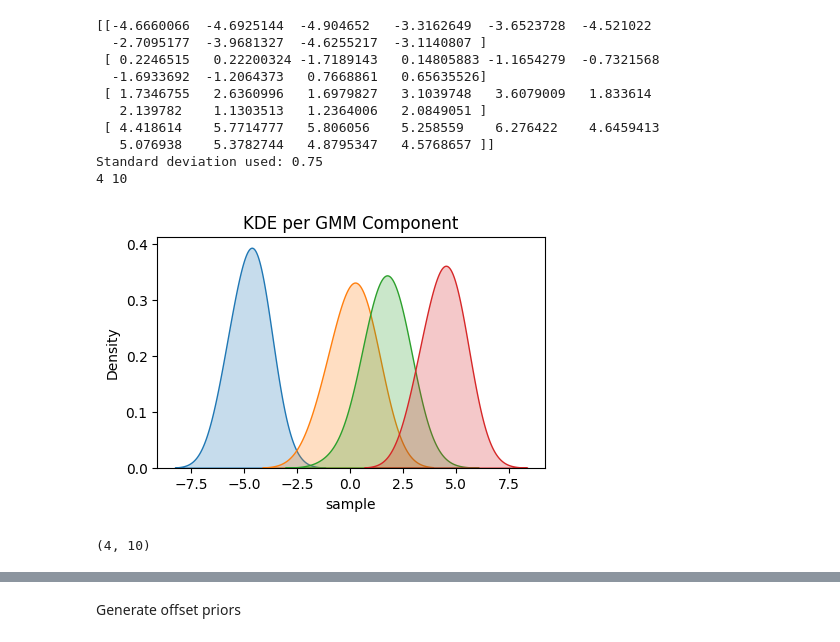
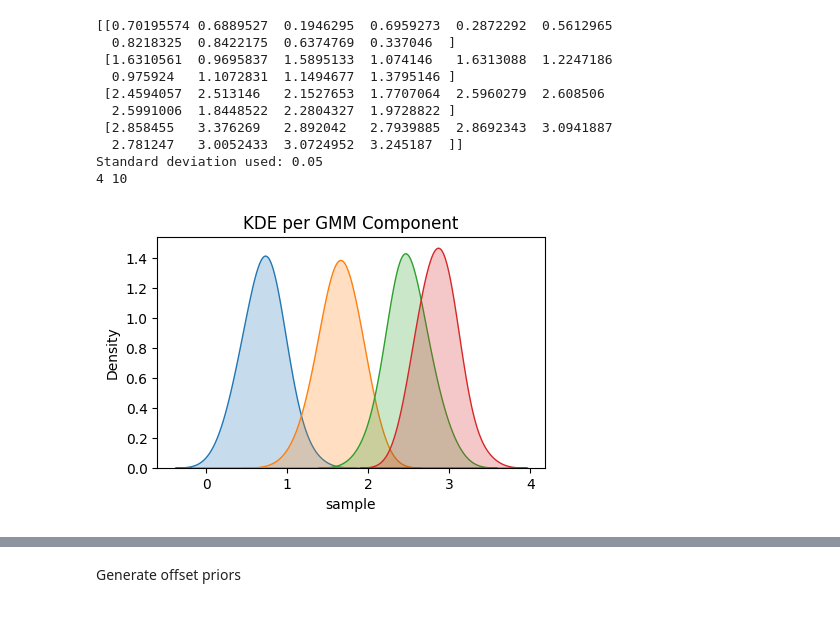
Before and after one commit to draeloslab/mm-vae, a Jupyter notebook: generate_gmm_priors.ipynb, the cells around one changed output, grey strips where cells are left out. Cells and saved outputs as stored; diff of their text form; code cells hidden in the pictures.

```diff
--- a/generate_gmm_priors.ipynb
+++ b/generate_gmm_priors.ipynb
@@ -16,14 +16,14 @@ from sklearn.random_projection import johnson_lindenstrauss_min_dim
 from latent_regularizer import*
 # %%
 # intialize parameters
-gmm_std = 0.75
+gmm_std = 0.05
 num_centers = 4
 random_seed = 42
-batch_size = 128
-num_samples = 100
-gaussian_range = 12
-output_data_folder = '/home/rachel/Desktop/mm-vae data/multiregion_adbxd_cr'
-# output_data_folder = '/home/rachel/Desktop/mm-vae data/caloric_restriction_DO_mice'
+batch_size = 512
+num_samples = 500
+gaussian_range = 3.5
+# output_data_folder = '/home/rachel/Desktop/mm-vae data/multiregion_adbxd_cr'
+output_data_folder = '/home/rachel/Desktop/mm-vae data/caloric_restriction_DO_mice'
 # %%
 # set random seed
 random.seed(random_seed)
@@ -53,7 +54,8 @@ def generate_gmm_centers(num_pairs, range_start, gaussian_range, num_centers):
     unique_pairs = []
     for _ in range(num_pairs):
         nums = []
-        inc = int(gaussian_range / num_centers)
+        #inc = int(gaussian_range / num_centers)
+        inc = gaussian_range / num_centers
         for center in range(num_centers):
             num = random.uniform(range_start + inc * center, range_start + inc * (center + 1))
             nums.append(num)
@@ -75,7 +77,7 @@ def generate_gmm_centers(num_pairs, range_start, gaussian_range, num_centers):
 #     return gmm_centers
 # %%
 def gaussian_sample(num_samples, gaussian_range, num_centers):
-    startpoint = random.randint(-25,0)
+    startpoint = random.randint(-3,0)
     gmm_centers = generate_gmm_centers(10, startpoint, gaussian_range, num_centers)
     print(gmm_centers.numpy())
     global gmm_std
@@ -91,20 +93,16 @@ def gaussian_sample(num_samples, gaussian_range, num_centers):
     plt.show()
     return gmm_centers.numpy(), df, gmm_std
 # %%
-gmm_center, temp_data, gmm_std = gaussian_sample(num_samples, gaussian_range, num_centers)
+gmm_center, temp_data, gmm_std = gaussian_sample(num_samples, 3.5, num_centers)
 # %% [output]
-[[-4.6660066  -4.6925144  -4.904652   -3.3162649  -3.6523728  -4.521022
-  -2.7095177  -3.9681327  -4.6255217  -3.1140807 ]
- [ 0.2246515   0.22200324 -1.7189143   0.14805883 -1.1654279  -0.7321568
-  -1.6933692  -1.2064373   0.7668861   0.65635526]
- [ 1.7346755   2.6360996   1.6979827   3.1039748   3.6079009   1.833614
-   2.139782    1.1303513   1.2364006   2.0849051 ]
- [ 4.418614    5.7714777   5.806056    5.258559    6.276422    4.6459413
-   5.076938    5.3782744   4.8795347   4.5768657 ]]
-Standard deviation used: 0.75
+[[0.70195574 0.6889527  0.1946295  0.6959273  0.2872292  0.5612965
+  0.8218325  0.8422175  0.6374769  0.337046  ]
+ [1.6310561  0.9695837  1.5895133  1.074146   1.6313088  1.2247186
+  0.975924   1.1072831  1.1494677  1.3795146 ]
+ [2.4594057  2.513146   2.1527653  1.7707064  2.5960279  2.608506
+  2.5991006  1.8448522  2.2804327  1.9728822 ]
+ [2.858455   3.376269   2.892042   2.7939885  2.8692343  3.0941887
+  2.781247   3.0052433  3.0724952  3.245187  ]]
+Standard deviation used: 0.05
 4 10
-[figure, old version]
+[figure, new version]
-# %%
-gmm_center.shape
-# %% [output]
-(4, 10)
```
Also changed, not shown: parts of 44 cells of this notebook, 8 other files.
